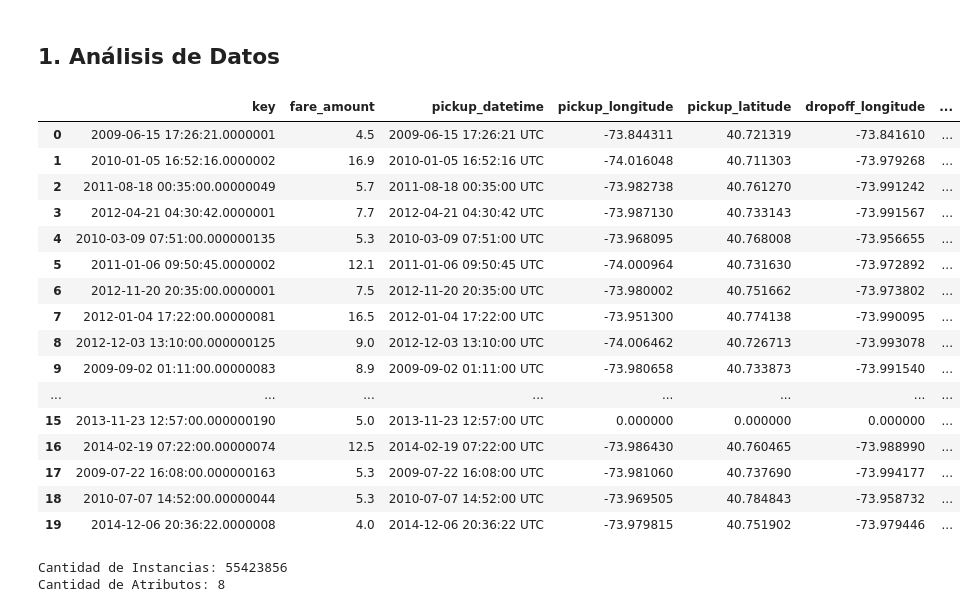
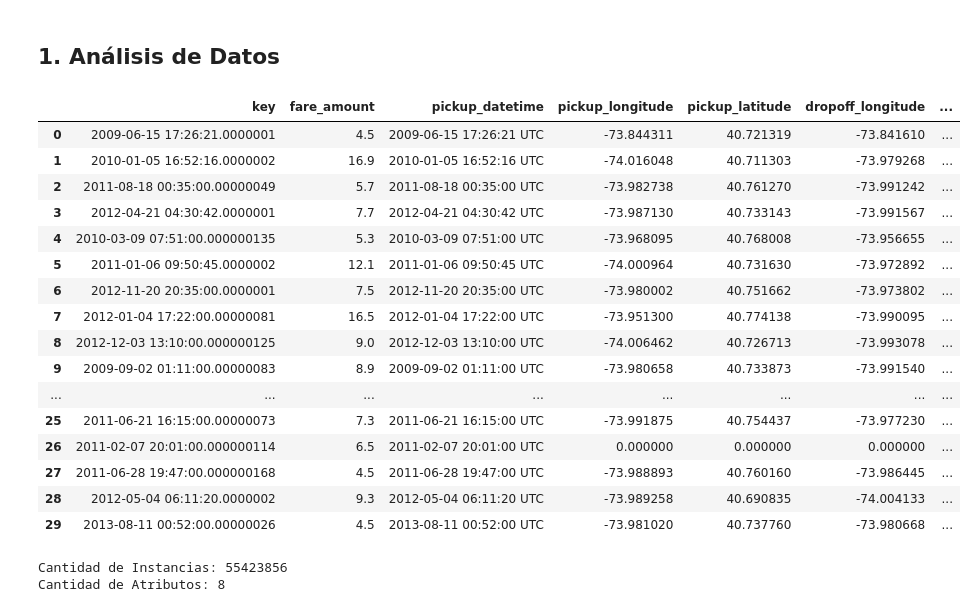
Before and after one commit to Sdann26/CC421-PC2, a Jupyter notebook: Proyecto.ipynb, the cells around one changed output. Drawn from its saved outputs; the diff is of its cells as text; code cells hidden in the pictures.

```diff
--- a/Proyecto.ipynb
+++ b/Proyecto.ipynb
@@ -33,25 +21,25 @@ df = pd.read_csv(nombre_archivo)
 ## 1. Análisis de Datos
 # %%
 # Visualización de los 20 primeros datos
-df.head(20)
+df.head(30)
 # %% [output]
 |  | key | fare_amount | pickup_datetime | pickup_longitude | pickup_latitude | dropoff_longitude | ... |
 | 0 | 2009-06-15 17:26:21.0000001 | 4.5 | 2009-06-15 17:26:21 UTC | -73.844311 | 40.721319 | -73.841610 | ... |
 | 1 | 2010-01-05 16:52:16.0000002 | 16.9 | 2010-01-05 16:52:16 UTC | -74.016048 | 40.711303 | -73.979268 | ... |
 | 2 | 2011-08-18 00:35:00.00000049 | 5.7 | 2011-08-18 00:35:00 UTC | -73.982738 | 40.761270 | -73.991242 | ... |
 | 3 | 2012-04-21 04:30:42.0000001 | 7.7 | 2012-04-21 04:30:42 UTC | -73.987130 | 40.733143 | -73.991567 | ... |
 | 4 | 2010-03-09 07:51:00.000000135 | 5.3 | 2010-03-09 07:51:00 UTC | -73.968095 | 40.768008 | -73.956655 | ... |
 | 5 | 2011-01-06 09:50:45.0000002 | 12.1 | 2011-01-06 09:50:45 UTC | -74.000964 | 40.731630 | -73.972892 | ... |
 | 6 | 2012-11-20 20:35:00.0000001 | 7.5 | 2012-11-20 20:35:00 UTC | -73.980002 | 40.751662 | -73.973802 | ... |
 | 7 | 2012-01-04 17:22:00.00000081 | 16.5 | 2012-01-04 17:22:00 UTC | -73.951300 | 40.774138 | -73.990095 | ... |
 | 8 | 2012-12-03 13:10:00.000000125 | 9.0 | 2012-12-03 13:10:00 UTC | -74.006462 | 40.726713 | -73.993078 | ... |
 | 9 | 2009-09-02 01:11:00.00000083 | 8.9 | 2009-09-02 01:11:00 UTC | -73.980658 | 40.733873 | -73.991540 | ... |
 | ... | ... | ... | ... | ... | ... | ... | ... |
-| 15 | 2013-11-23 12:57:00.000000190 | 5.0 | 2013-11-23 12:57:00 UTC | 0.000000 | 0.000000 | 0.000000 | ... |
-| 16 | 2014-02-19 07:22:00.00000074 | 12.5 | 2014-02-19 07:22:00 UTC | -73.986430 | 40.760465 | -73.988990 | ... |
-| 17 | 2009-07-22 16:08:00.000000163 | 5.3 | 2009-07-22 16:08:00 UTC | -73.981060 | 40.737690 | -73.994177 | ... |
-| 18 | 2010-07-07 14:52:00.00000044 | 5.3 | 2010-07-07 14:52:00 UTC | -73.969505 | 40.784843 | -73.958732 | ... |
-| 19 | 2014-12-06 20:36:22.0000008 | 4.0 | 2014-12-06 20:36:22 UTC | -73.979815 | 40.751902 | -73.979446 | ... |
+| 25 | 2011-06-21 16:15:00.00000073 | 7.3 | 2011-06-21 16:15:00 UTC | -73.991875 | 40.754437 | -73.977230 | ... |
+| 26 | 2011-02-07 20:01:00.000000114 | 6.5 | 2011-02-07 20:01:00 UTC | 0.000000 | 0.000000 | 0.000000 | ... |
+| 27 | 2011-06-28 19:47:00.000000168 | 4.5 | 2011-06-28 19:47:00 UTC | -73.988893 | 40.760160 | -73.986445 | ... |
+| 28 | 2012-05-04 06:11:20.0000002 | 9.3 | 2012-05-04 06:11:20 UTC | -73.989258 | 40.690835 | -74.004133 | ... |
+| 29 | 2013-08-11 00:52:00.00000026 | 4.5 | 2013-08-11 00:52:00 UTC | -73.981020 | 40.737760 | -73.980668 | ... |
 # %%
 # Cantidad de instancias y atributos (filas x columndas)
 
```
Also changed, not shown: parts of 4 cells of this notebook.
